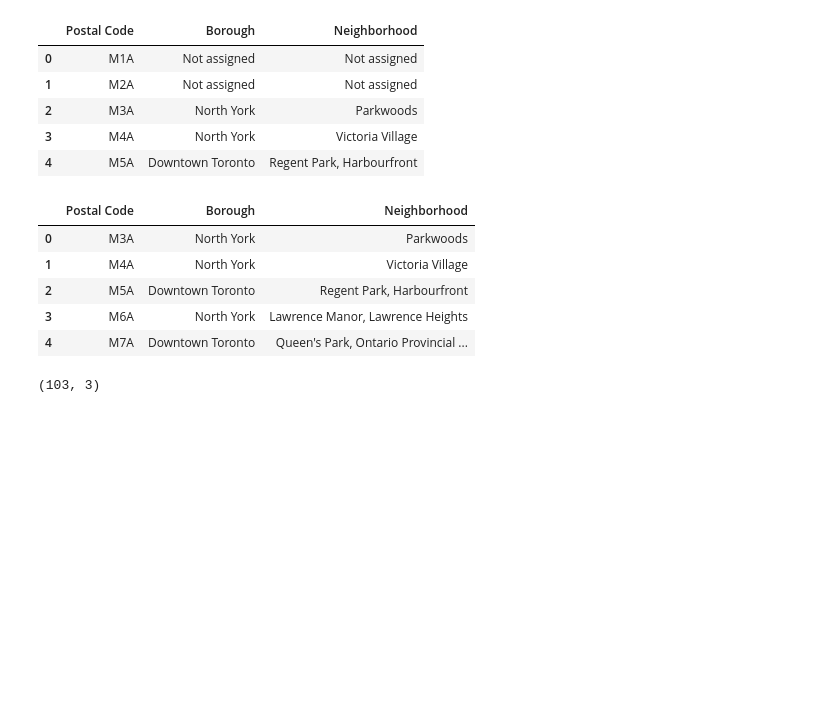
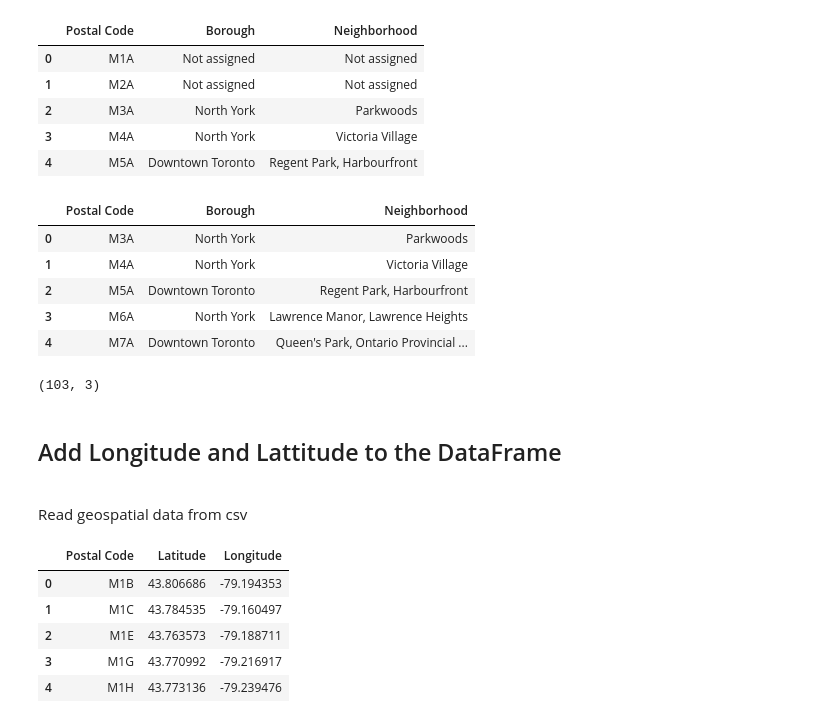
Before and after one commit to Rafal-Py/Coursera_Capstone, a Jupyter notebook: IBM Data Science Capstone.ipynb, the cells around one changed output. Saved outputs shown, nothing was run; the diff lists cells and outputs as text; code cells hidden in the pictures; blank space fills up the shorter version.

```diff
--- a/IBM Data Science Capstone.ipynb
+++ b/IBM Data Science Capstone.ipynb
@@ -37,3 +48,17 @@ df.head()
 df.shape
 # %% [output]
 (103, 3)
+# %% [markdown]
+<h2>Add Longitude and Lattitude to the DataFrame</h2>
+<br>
+Read geospatial data from csv
+# %%
+postal_df = pd.read_csv("Geospatial_Coordinates.csv")
+postal_df.head()
+# %% [output]
+|  | Postal Code | Latitude | Longitude |
+| 0 | M1B | 43.806686 | -79.194353 |
+| 1 | M1C | 43.784535 | -79.160497 |
+| 2 | M1E | 43.763573 | -79.188711 |
+| 3 | M1G | 43.770992 | -79.216917 |
+| 4 | M1H | 43.773136 | -79.239476 |
```
Also changed, not shown: parts of 12 cells of this notebook, 1 other file.
